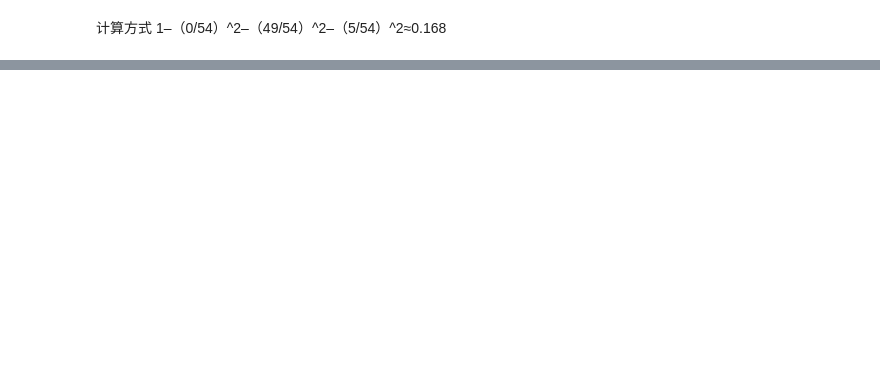
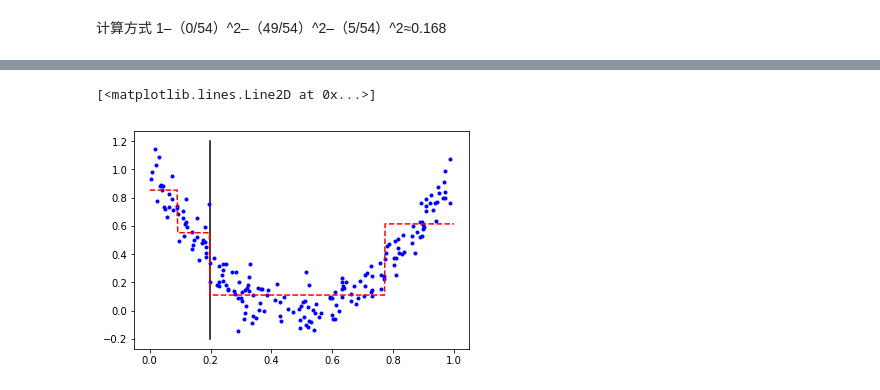
Before and after one commit to lambdamax/notebook, a Jupyter notebook: sklearn/DecisionTree.ipynb, the cells around one changed output, grey strips where cells are left out. Saved outputs shown, nothing was run; the diff lists cells and outputs as text; code cells hidden in the pictures; blank space fills up the shorter version.

```diff
--- a/sklearn/DecisionTree.ipynb
+++ b/sklearn/DecisionTree.ipynb
@@ -41,0 +167,7 @@ def image_path(fig_id):
+# %%
+# Quadratic training set + noise
+np.random.seed(42)
+m = 200
+X = np.random.rand(m, 1)
+y = 4 * (X - 0.5) ** 2
+y = y + np.random.randn(m, 1) / 10
@@ -41,0 +185,19 @@ def image_path(fig_id):
+# %%
+# export_graphviz(
+#     tree_reg,
+#     out_file=image_path('regress_training.dot'),
+#     feature_names=['X'],
+#     class_names= y,
+#     rounded=True,
+#     filled=True
+# )
+axes = [0, 1, -0.2, 1]
+x1 = np.linspace(axes[0], axes[1], 500).reshape(-1, 1)
+y_pred = tree_reg.predict(x1)
+
+plt.plot(np.linspace(0.197,0.197, 500).reshape(-1, 1) , np.linspace(-0.2,1.2, 500).reshape(-1, 1) , 'k-')
+plt.plot(X , y , 'b.')
+plt.plot(x1 , y_pred, 'r--')
+# %% [output]
+[<matplotlib.lines.Line2D at 0x...>]
+[figure, added]
```
Also changed, not shown: parts of 18 cells of this notebook, 3 other files.
